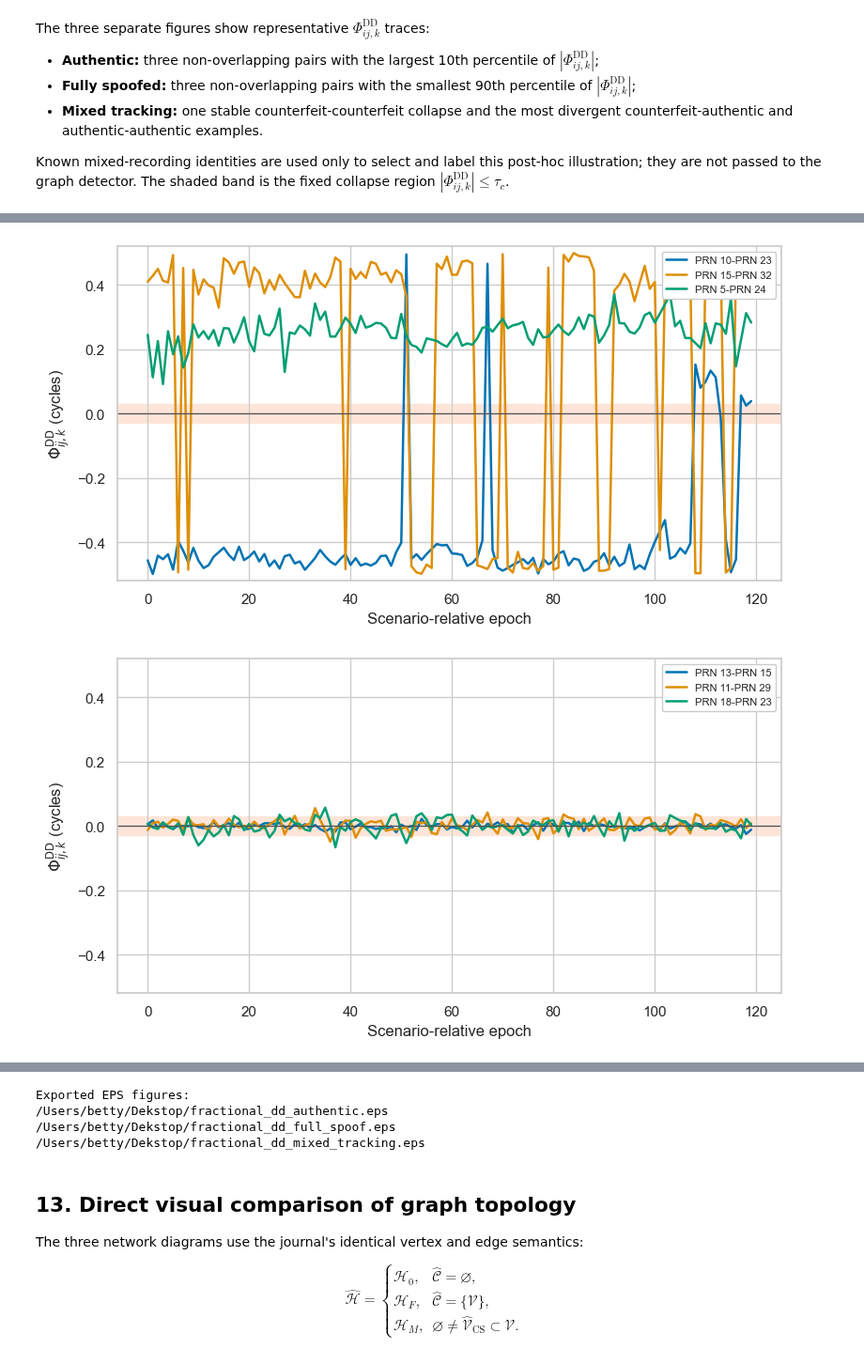
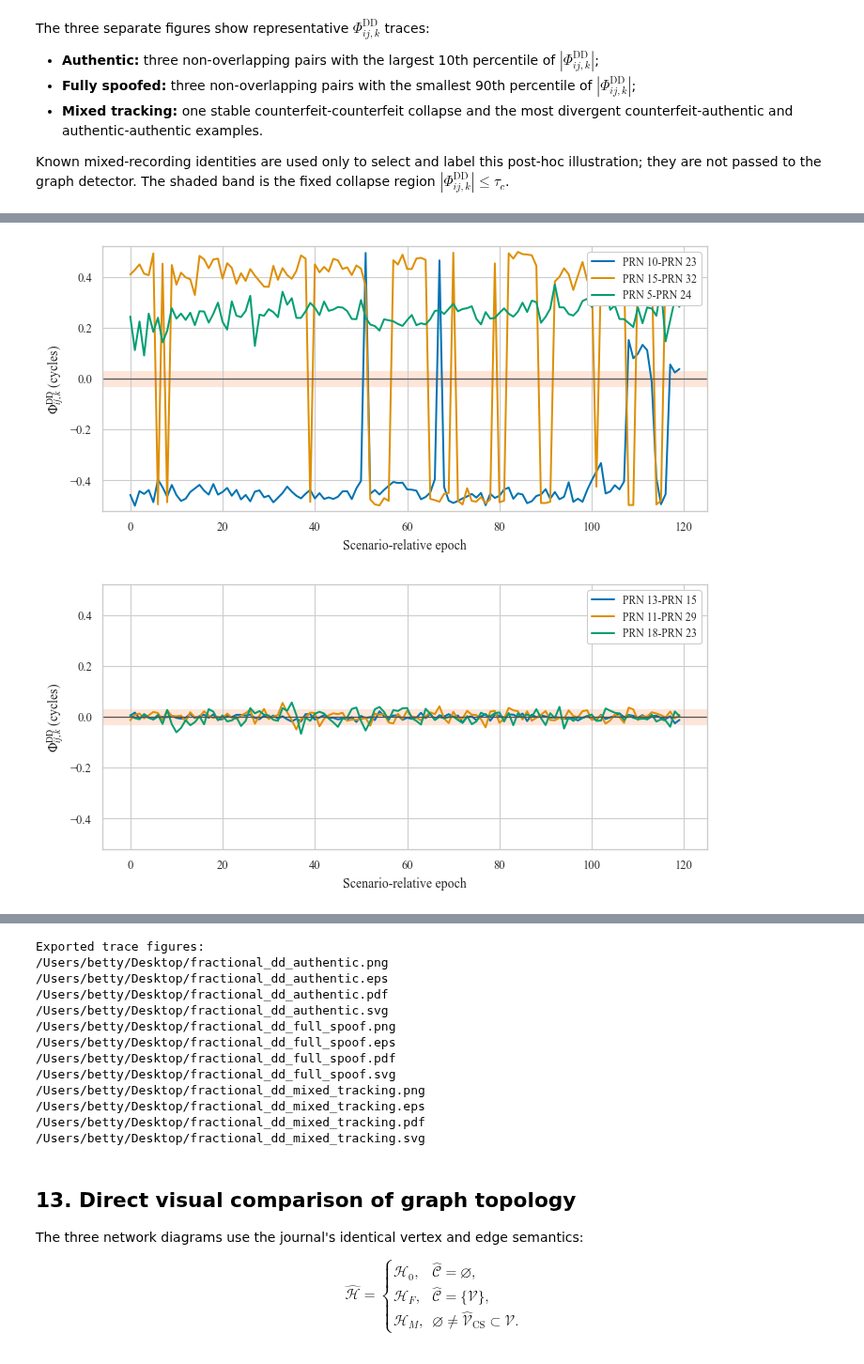
Before and after one commit to betty2310/angle, a Jupyter notebook: AOA_DD_Ephemeris_Graph_Classifier.ipynb, the cells around one changed output, grey strips where cells are left out. Shown at 94% size. Drawn from its saved outputs; the diff is of its cells as text; code cells hidden in the pictures.

```diff
--- a/AOA_DD_Ephemeris_Graph_Classifier.ipynb
+++ b/AOA_DD_Ephemeris_Graph_Classifier.ipynb
@@ -1126,49 +1222,46 @@ def plot_selected_fractional_dd(ax, result, selected_pairs):
         ].sort_values("epoch_index")
         x = trace["epoch_index"].map(epoch_order)
         label = row.pair
         if result["name"] == "Mixed tracking":
             label = f"{row.pair} ({row.pair_class})"
-        ax.plot(x, trace["fractional_dd_cycles"], color=color, lw=1.8, label=label)
+        ax.plot(x, trace["fractional_dd_cycles"], color=color, lw=1.45, label=label)
     threshold = FRACTIONAL_DD_COLLAPSE_THRESHOLD_CYCLES
     ax.axhspan(-threshold, threshold, color="#fee5d9", zorder=0)
     ax.axhline(0.0, color="#525252", lw=0.9)
     ax.set_xlabel("Scenario-relative epoch")
     ax.set_ylim(-0.52, 0.52)
-    ax.legend(loc="upper right", fontsize=8, frameon=True, framealpha=1.0)
+    ax.tick_params(axis="both", labelsize=9)
+    ax.legend(loc="upper right", fontsize=8.5, frameon=True, framealpha=1.0)
 
 paper_figure_specs = (
-    (authentic_result, authentic_selected, "fractional_dd_authentic.eps"),
-    (full_result, full_selected, "fractional_dd_full_spoof.eps"),
-    (mixed_result, mixed_selected, "fractional_dd_mixed_tracking.eps"),
+    (authentic_result, authentic_selected, "fractional_dd_authentic"),
+    (full_result, full_selected, "fractional_dd_full_spoof"),
+    (mixed_result, mixed_selected, "fractional_dd_mixed_tracking"),
 )
-exported_eps_paths = []
-for result, selected_pairs, eps_filename in paper_figure_specs:
-    fig, ax = plt.subplots(figsize=(8.2, 4.4))
+exported_trace_paths = []
+for result, selected_pairs, figure_stem in paper_figure_specs:
+    fig, ax = plt.subplots(figsize=(FULL_WIDTH_FIGURE_IN, 3.4))
     plot_selected_fractional_dd(ax, result, selected_pairs)
     ax.set_ylabel(r"$\Phi^{\mathrm{DD}}_{ij,k}$ (cycles)")
-    fig.tight_layout()
-    eps_path = EPS_OUTPUT_DIR / eps_filename
-    fig.savefig(eps_path, format="eps", bbox_inches="tight")
-    exported_eps_paths.append(eps_path)
+    fig.tight_layout(pad=0.55)
     if SAVE_OUTPUTS:
-        OUTPUT_DIR.mkdir(parents=True, exist_ok=True)
-        fig.savefig(OUTPUT_DIR / eps_filename.replace(".eps", ".png"), dpi=220, bbox_inches="tight")
+        exported_trace_paths.extend(export_figure(fig, figure_stem))
     display(fig)
     plt.close(fig)
 
-print("Exported EPS figures:")
-for eps_path in exported_eps_paths:
-    print(eps_path)
+print("Exported trace figures:")
+for figure_path in exported_trace_paths:
+    print(figure_path)
 # %% [output]
 |  | scenario | pair_class | pair | median_abs_fractional_dd_cycles | q10_abs_fractional_dd_cycles | q90_abs_fractional_dd_cycles | ... |
 | 0 | Authentic | authentic-authentic | PRN 10-PRN 23 | 0.4511 | 0.3963 | 0.4809 | ... |
 | 1 | Authentic | authentic-authentic | PRN 15-PRN 32 | 0.4531 | 0.3906 | 0.4896 | ... |
 | 2 | Authentic | authentic-authentic | PRN 5-PRN 24 | 0.2555 | 0.2090 | 0.3034 | ... |
 | 3 | Full spoof | counterfeit-counterfeit | PRN 13-PRN 15 | 0.0061 | 0.0014 | 0.0134 | ... |
 | 4 | Full spoof | counterfeit-counterfeit | PRN 11-PRN 29 | 0.0119 | 0.0023 | 0.0269 | ... |
 | 5 | Full spoof | counterfeit-counterfeit | PRN 18-PRN 23 | 0.0147 | 0.0030 | 0.0348 | ... |
 | 6 | Mixed tracking | counterfeit-counterfeit | PRN 9-PRN 20 | 0.0039 | 0.0007 | 0.0104 | ... |
 | 7 | Mixed tracking | counterfeit-authentic | PRN 11-PRN 24 | 0.4247 | 0.3937 | 0.4641 | ... |
 | 8 | Mixed tracking | authentic-authentic | PRN 10-PRN 15 | 0.4767 | 0.4570 | 0.4948 | ... |
-[figure, old version]
+[figure, new version]
-[figure, old version]
+[figure, new version]
@@ -1176,7 +1269,16 @@ for eps_path in exported_eps_paths:
-Exported EPS figures:
-/Users/betty/Dekstop/fractional_dd_authentic.eps
-/Users/betty/Dekstop/fractional_dd_full_spoof.eps
-/Users/betty/Dekstop/fractional_dd_mixed_tracking.eps
+Exported trace figures:
+/Users/betty/Desktop/fractional_dd_authentic.png
+/Users/betty/Desktop/fractional_dd_authentic.eps
+/Users/betty/Desktop/fractional_dd_authentic.pdf
+/Users/betty/Desktop/fractional_dd_authentic.svg
+/Users/betty/Desktop/fractional_dd_full_spoof.png
+/Users/betty/Desktop/fractional_dd_full_spoof.eps
+/Users/betty/Desktop/fractional_dd_full_spoof.pdf
+/Users/betty/Desktop/fractional_dd_full_spoof.svg
+/Users/betty/Desktop/fractional_dd_mixed_tracking.png
+/Users/betty/Desktop/fractional_dd_mixed_tracking.eps
+/Users/betty/Desktop/fractional_dd_mixed_tracking.pdf
+/Users/betty/Desktop/fractional_dd_mixed_tracking.svg
 # %% [markdown]
 ## 13. Direct visual comparison of graph topology
 
```
Also changed, not shown: parts of 12 cells of this notebook, 25 other files.
